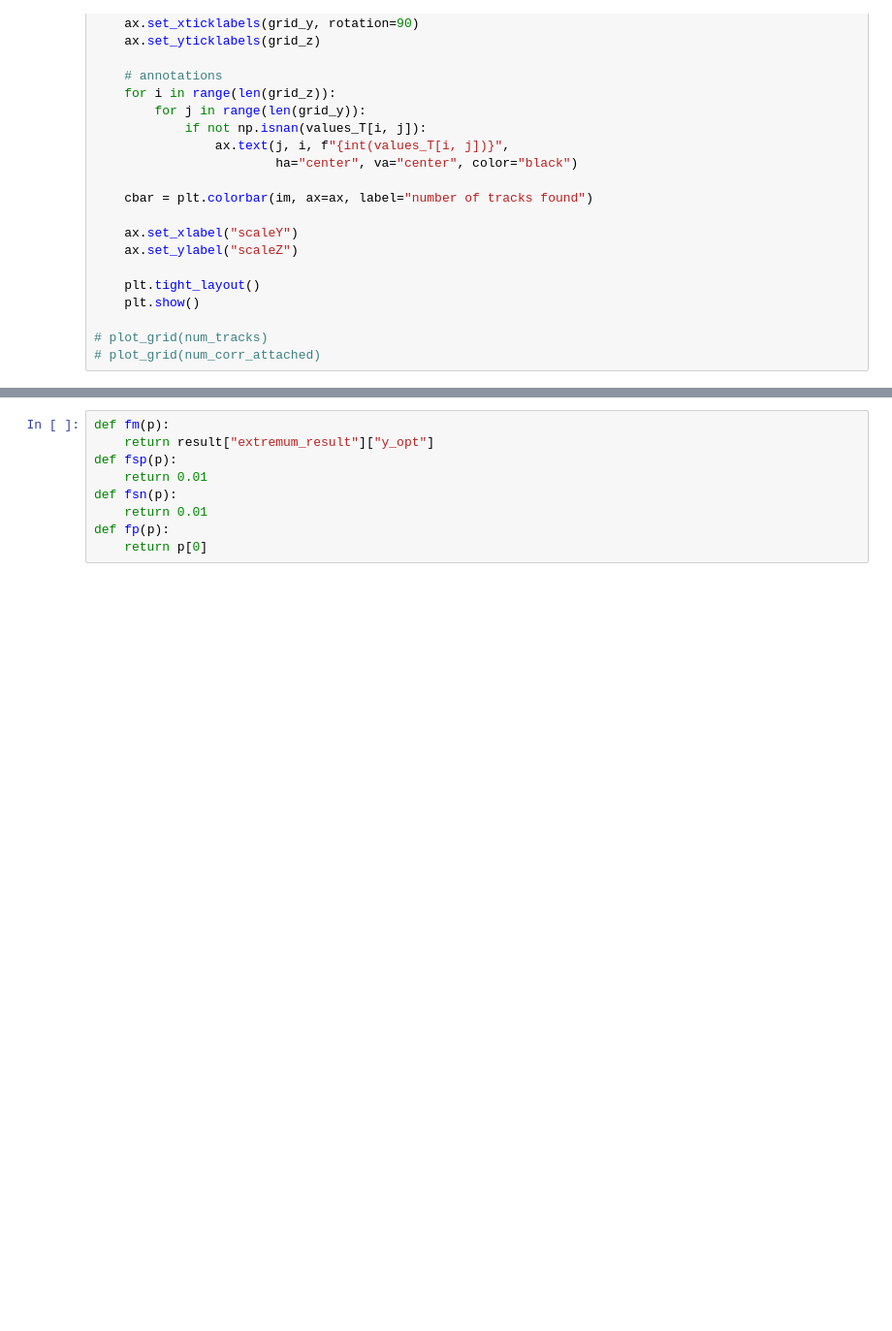
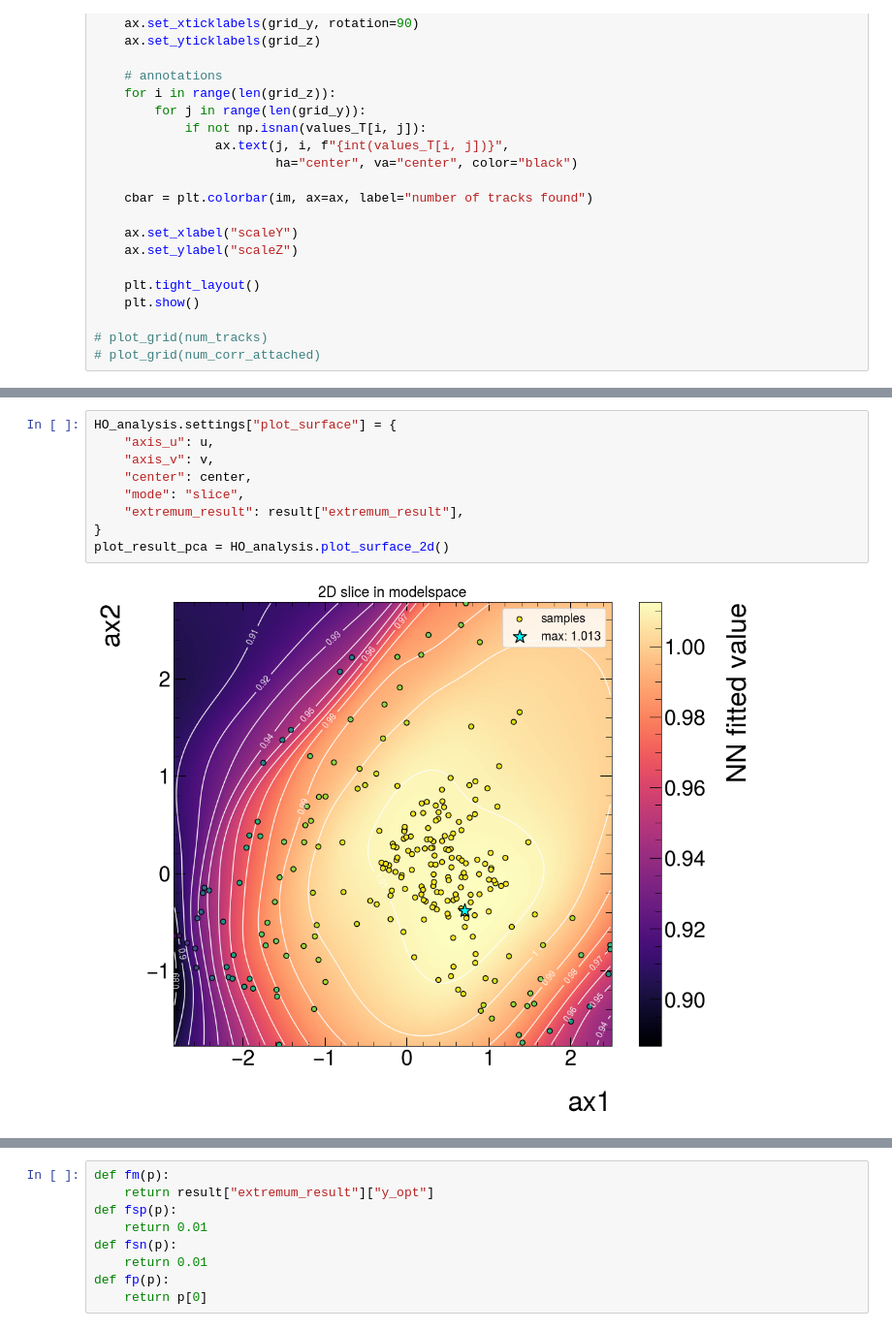
Before and after one commit to ChSonnabend/CERN-Fellowship, a Jupyter notebook: scripts/clusterErrorParametrization/ClusterErrorParameterization.ipynb, the cells around one changed output, grey strips where cells are left out. Shown at 97% size. Drawn from its saved outputs; the diff is of its cells as text; blank space fills up the shorter version.

```diff
--- a/scripts/clusterErrorParametrization/ClusterErrorParameterization.ipynb
+++ b/scripts/clusterErrorParametrization/ClusterErrorParameterization.ipynb
@@ -1149,2 +700,13 @@ plot_interpolation_surface(result, extremum_mode="max", log_x=False, log_y=False
+# %%
+HO_analysis.settings["plot_surface"] = {
+    "axis_u": u,
+    "axis_v": v,
+    "center": center,
+    "mode": "slice",
+    "extremum_result": result["extremum_result"],
+}
+plot_result_pca = HO_analysis.plot_surface_2d()
+# %% [output]
+[figure, added]
 # %%
 print("Interpolated maximum point:")
```
Also changed, not shown: parts of 15 cells of this notebook, 5 other files.
